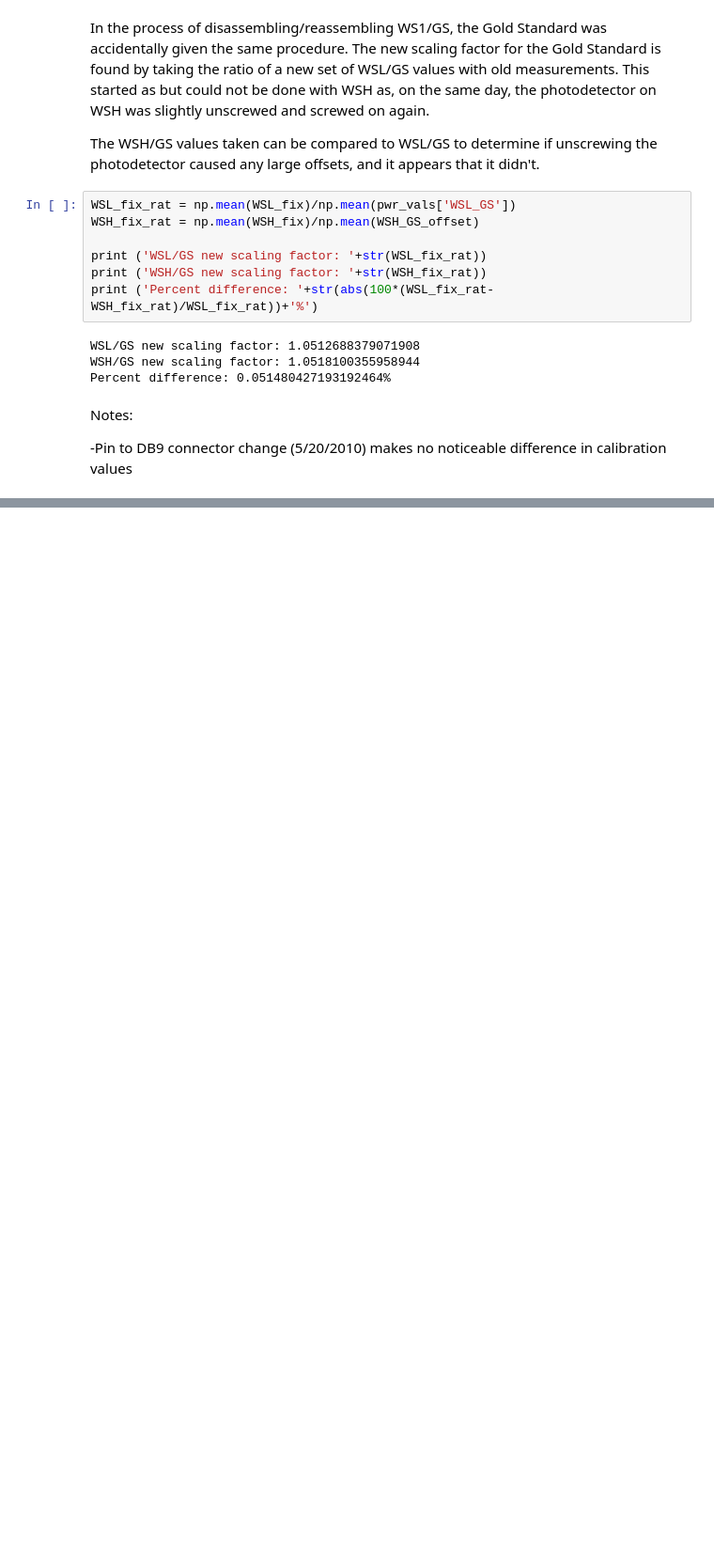
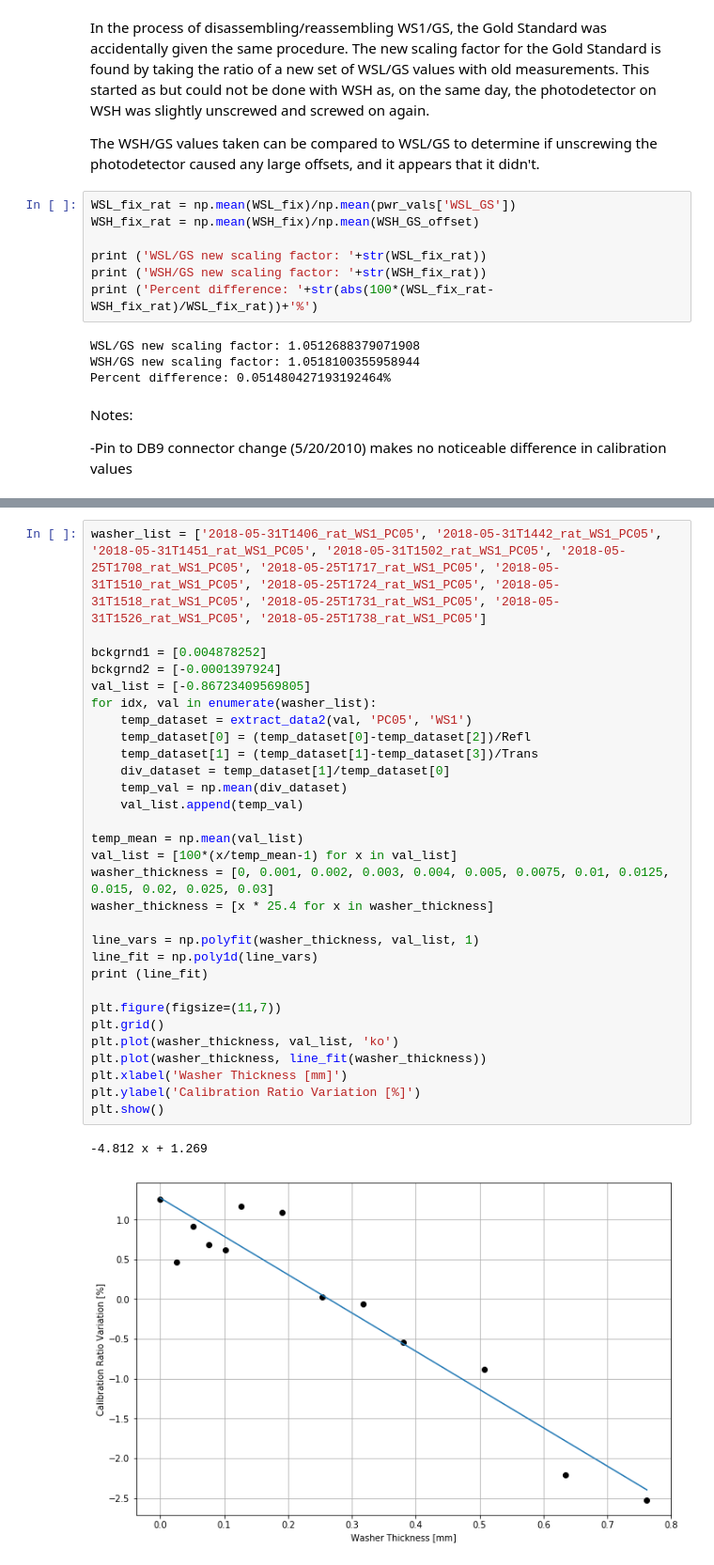
Before and after one commit to ylecoeuche/PCal-Power-Sensor-Calibration, a Jupyter notebook: pcal_calibration/PcalPowerSensors.ipynb, the cells around one changed output, grey strips where cells are left out. Shown at 94% size. Drawn from its saved outputs; the diff is of its cells as text; blank space fills up the shorter version.

```diff
--- a/pcal_calibration/PcalPowerSensors.ipynb
+++ b/pcal_calibration/PcalPowerSensors.ipynb
@@ -587,0 +878,33 @@ for j in even_div:
+# %%
+washer_list = ['2018-05-31T1406_rat_WS1_PC05', '2018-05-31T1442_rat_WS1_PC05', '2018-05-31T1451_rat_WS1_PC05', '2018-05-31T1502_rat_WS1_PC05', '2018-05-25T1708_rat_WS1_PC05', '2018-05-25T1717_rat_WS1_PC05', '2018-05-31T1510_rat_WS1_PC05', '2018-05-25T1724_rat_WS1_PC05', '2018-05-31T1518_rat_WS1_PC05', '2018-05-25T1731_rat_WS1_PC05', '2018-05-31T1526_rat_WS1_PC05', '2018-05-25T1738_rat_WS1_PC05']
+
+bckgrnd1 = [0.004878252]
+bckgrnd2 = [-0.0001397924]
+val_list = [-0.86723409569805]
+for idx, val in enumerate(washer_list):
+    temp_dataset = extract_data2(val, 'PC05', 'WS1')
+    temp_dataset[0] = (temp_dataset[0]-temp_dataset[2])/Refl
+    temp_dataset[1] = (temp_dataset[1]-temp_dataset[3])/Trans
+    div_dataset = temp_dataset[1]/temp_dataset[0]
+    temp_val = np.mean(div_dataset)
+    val_list.append(temp_val)
+
+temp_mean = np.mean(val_list)
+val_list = [100*(x/temp_mean-1) for x in val_list]
+washer_thickness = [0, 0.001, 0.002, 0.003, 0.004, 0.005, 0.0075, 0.01, 0.0125, 0.015, 0.02, 0.025, 0.03]
+washer_thickness = [x * 25.4 for x in washer_thickness]
+
+line_vars = np.polyfit(washer_thickness, val_list, 1)
+line_fit = np.poly1d(line_vars)
+print (line_fit)
+
+plt.figure(figsize=(11,7))
+plt.grid()
+plt.plot(washer_thickness, val_list, 'ko')
+plt.plot(washer_thickness, line_fit(washer_thickness))
+plt.xlabel('Washer Thickness [mm]')
+plt.ylabel('Calibration Ratio Variation [%]')
+plt.show()
+# %% [output]
+-4.812 x + 1.269
+[figure, added]
```
Also changed, not shown: parts of 12 cells of this notebook.
